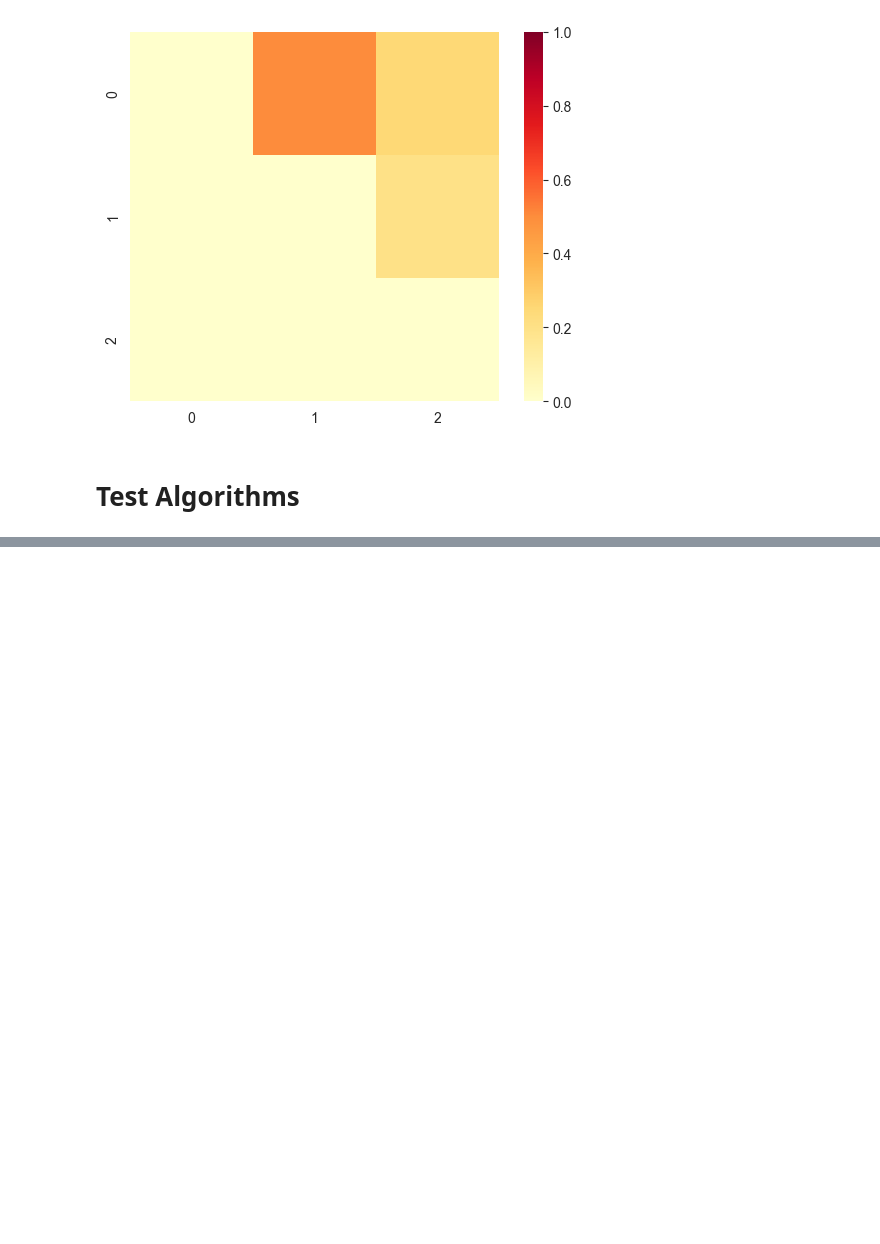
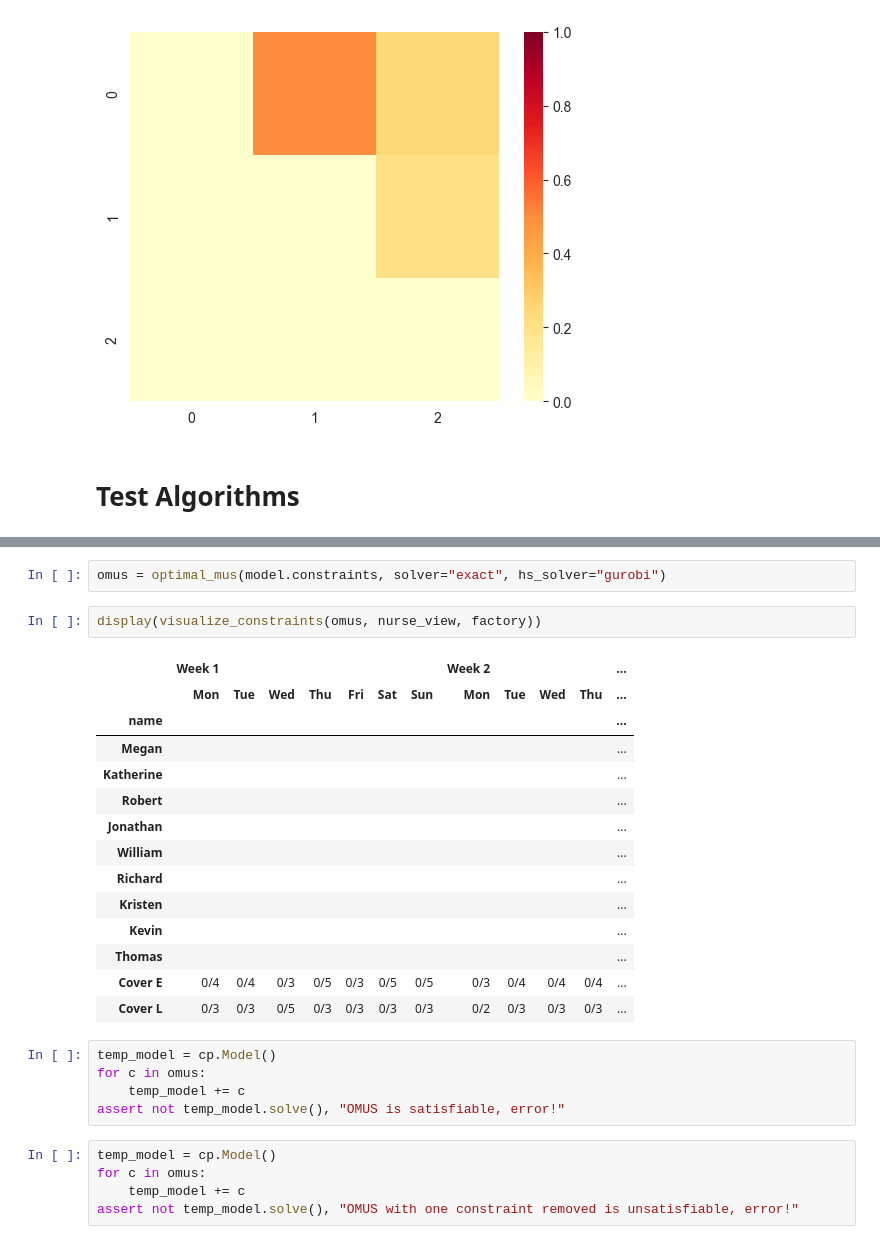
Before and after one commit to RobinHalford/cpmpy, a Jupyter notebook: cpmpy/tools/explain/tmp_tests.ipynb, the cells around one changed output, grey strips where cells are left out. Cells and saved outputs as stored; diff of their text form; blank space fills up the shorter version.

Commit message:
solver test

```diff
--- a/cpmpy/tools/explain/tmp_tests.ipynb
+++ b/cpmpy/tools/explain/tmp_tests.ipynb
@@ -152,0 +84,29 @@ The average setdiff diversity of the first 5 MUSes generated by MARCO is: 0.0192
+# %%
+omus = optimal_mus(model.constraints, solver="exact", hs_solver="gurobi")
+# %%
+display(visualize_constraints(omus, nurse_view, factory))
+# %% [output]
+|  | Week 1 |  |  |  |  |  |  | Week 2 |  |  |  | ... |
+|  | Mon | Tue | Wed | Thu | Fri | Sat | Sun | Mon | Tue | Wed | Thu | ... |
+| name |  |  |  |  |  |  |  |  |  |  |  | ... |
+| Megan |  |  |  |  |  |  |  |  |  |  |  | ... |
+| Katherine |  |  |  |  |  |  |  |  |  |  |  | ... |
+| Robert |  |  |  |  |  |  |  |  |  |  |  | ... |
+| Jonathan |  |  |  |  |  |  |  |  |  |  |  | ... |
+| William |  |  |  |  |  |  |  |  |  |  |  | ... |
+| Richard |  |  |  |  |  |  |  |  |  |  |  | ... |
+| Kristen |  |  |  |  |  |  |  |  |  |  |  | ... |
+| Kevin |  |  |  |  |  |  |  |  |  |  |  | ... |
+| Thomas |  |  |  |  |  |  |  |  |  |  |  | ... |
+| Cover E | 0/4 | 0/4 | 0/3 | 0/5 | 0/3 | 0/5 | 0/5 | 0/3 | 0/4 | 0/4 | 0/4 | ... |
+| Cover L | 0/3 | 0/3 | 0/5 | 0/3 | 0/3 | 0/3 | 0/3 | 0/2 | 0/3 | 0/3 | 0/3 | ... |
+# %%
+temp_model = cp.Model()
+for c in omus:
+    temp_model += c
+assert not temp_model.solve(), "OMUS is satisfiable, error!"
+# %%
+temp_model = cp.Model()
+for c in omus:
+    temp_model += c
+assert not temp_model.solve(), "OMUS with one constraint removed is unsatisfiable, error!"
```
Also changed, not shown: parts of 12 cells of this notebook.
